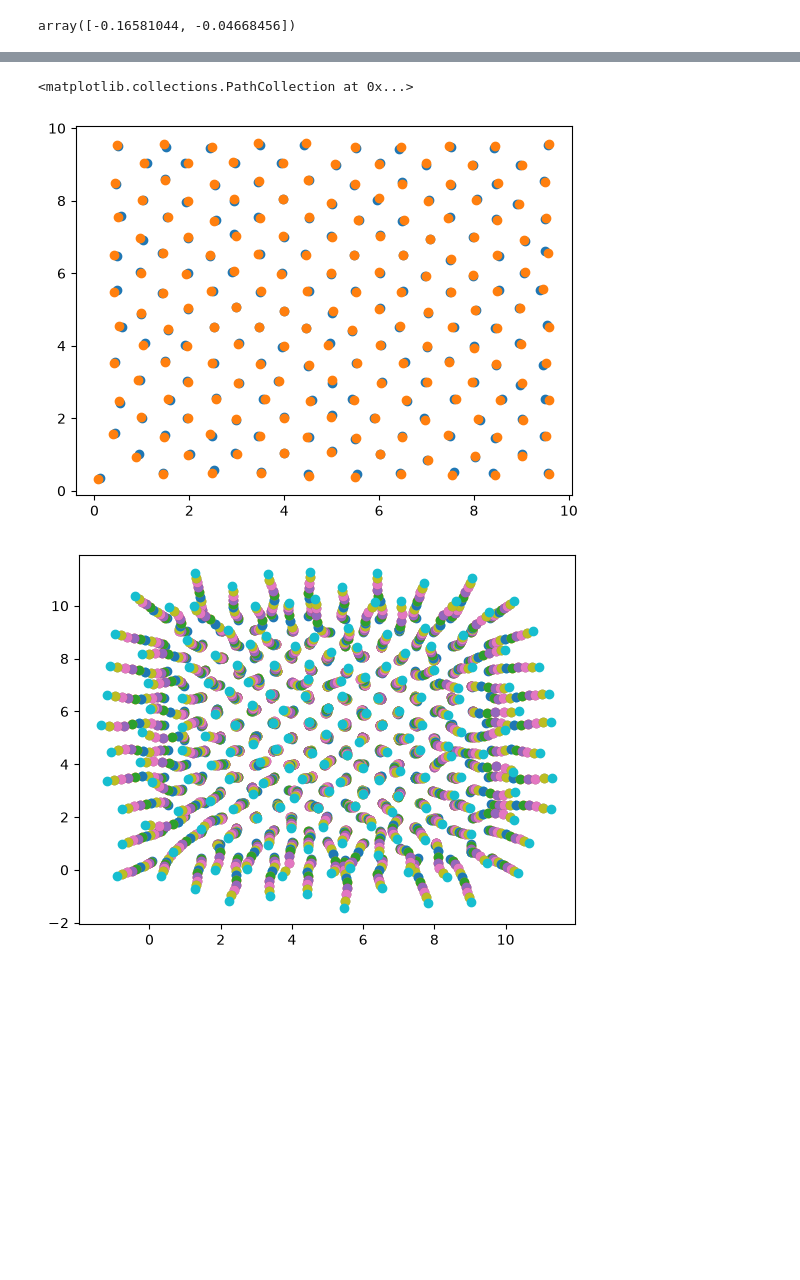
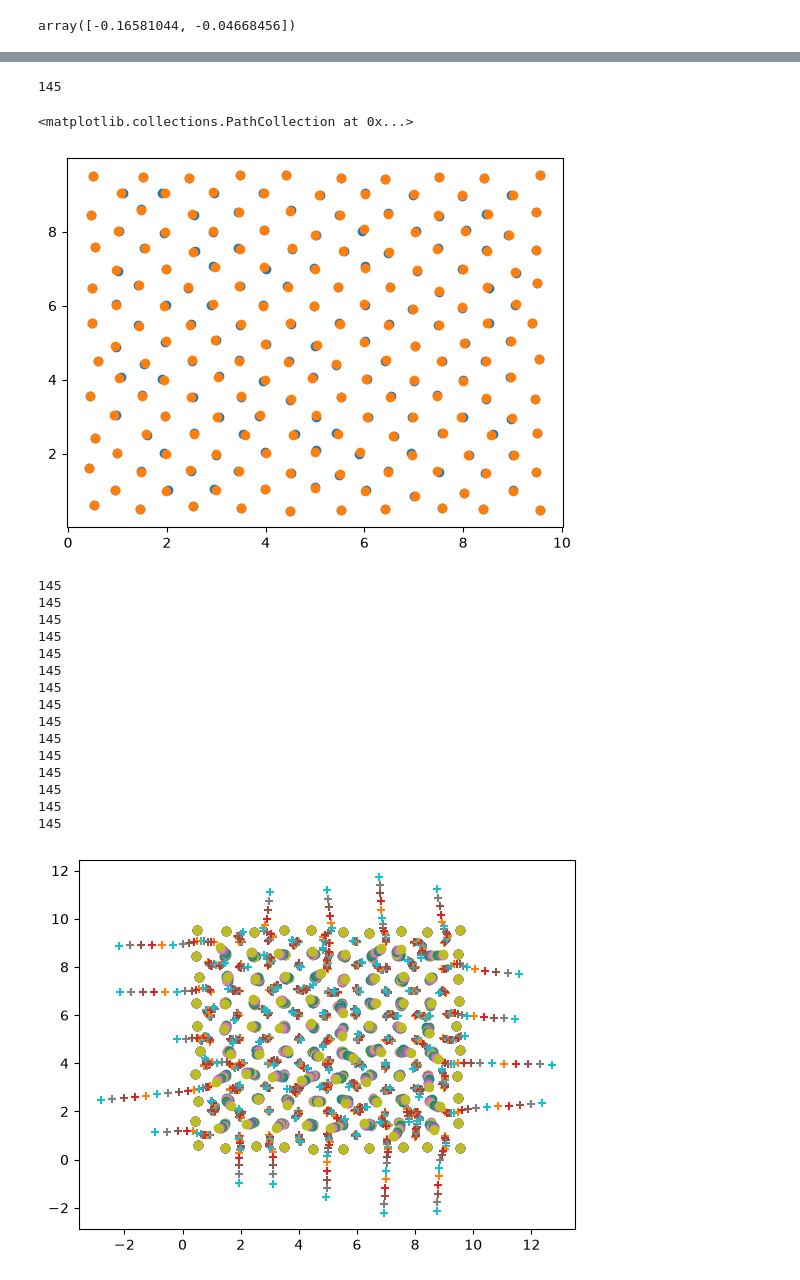
Before and after one commit to smazoyerdatascience/2D-Glass, a Jupyter notebook: basic_simulations.ipynb, the cells around one changed output, grey strips where cells are left out. Saved outputs shown, nothing was run; the diff lists cells and outputs as text; code cells hidden in the pictures; blank space fills up the shorter version.

Commit message:
exclussion of side particle motion ok

```diff
--- a/basic_simulations.ipynb
+++ b/basic_simulations.ipynb
@@ -14,7 +14,7 @@ nb_small_side = nb_big_side - 1
 nb_big = nb_big_side**2
 nb_small = nb_small_side**2
 
-coord = np.zeros([nb_big+nb_small, 6])
+coord = np.zeros([nb_big+nb_small, 7])
 
 # Physical size dimensions
 dist_param = 1. # distance parameter to link with physical forces constants
@@ -53,6 +53,11 @@ for j in range(nb_big_side): # columns generation
         coord[idx, 2] = pos_y
         coord[idx, 3] = 1
 
+        if (j == 0 or j == nb_big_side-1 or i == 0 or i == nb_big_side-1):
+            coord[idx, 6] = 1.
+        else:
+            coord[idx, 6] = 0.
+
         idx += 1
 
 # for small particles
@@ -256,7 +261,7 @@ def partic_move(idx_partic=0, coord=coord, time_step=time_step):
     speed += f_xy * time_step / m_partic
 
     coord_1 = coord.copy()
-    coord_1[idx_partic, 4:] = speed
+    coord_1[idx_partic, 4:6] = speed
     coord_1[idx_partic, 1:3] += speed * time_step
 
     return coord_1
@@ -358,27 +363,51 @@ def all_partic_1step(coord = coord_1):
     coord_2 = coord.copy()
 
     for idx_partic in range(nb_big + nb_small):
+        if coord_2[idx_partic,6] == 0:
+            coord_2[idx_partic,:] = partic_move(idx_partic=idx_partic, coord=coord, time_step=time_step)[idx_partic,:]
 
-        coord_2[idx_partic,:] = partic_move(idx_partic=idx_partic, coord=coord, time_step=time_step)[idx_partic,:]
+        else:
+            coord_2[idx_partic,:] = coord_2[idx_partic,:]
 
     return coord_2
 
 coord_2 = all_partic_1step()
+# %% [output]
+145
 # %%
 plt.scatter(x=coord_1[:,1], y=coord_1[:,2])
 plt.scatter(x=coord_2[:,1], y=coord_2[:,2])
 # %% [output]
 <matplotlib.collections.PathCollection at 0x...>
-[figure, old version]
+[figure, new version]
 # %%
-n_step = 10
+n_step = 15
 coord_1 = coord.copy()
+
+def marker_partic(x):
+
+    return "o" if x == 1 else "+"
 
 for step in range(n_step):
     coord_1 = coord_2.copy()
     coord_2 = all_partic_1step(coord = coord_1)
 
-    plt.scatter(x=coord_1[:,1], y=coord_1[:,2])
-    plt.scatter(x=coord_2[:,1], y=coord_2[:,2])
+    plt.scatter(x=coord_1[np.where(coord_1[:,3]==1),1], y=coord_1[np.where(coord_1[:,3]==1),2], marker="o")
+    plt.scatter(x=coord_1[np.where(coord_1[:,3]==0),1], y=coord_1[np.where(coord_1[:,3]==0),2], marker="+")
 # %% [output]
+145
+145
+145
+145
+145
+145
+145
+145
+145
+145
+145
+145
+145
+145
+145
-[figure, old version]
+[figure, new version]
```
Also changed, not shown: parts of 10 cells of this notebook.
